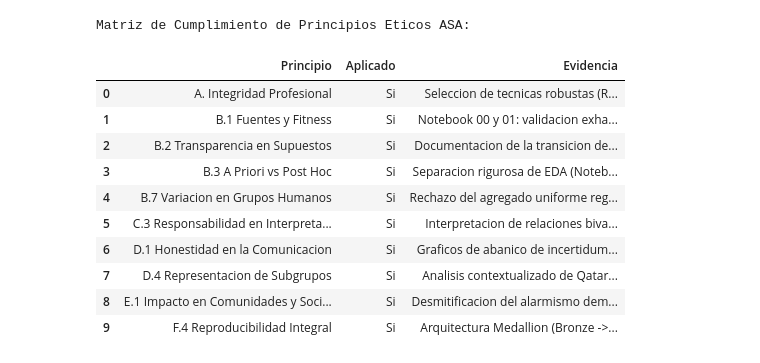
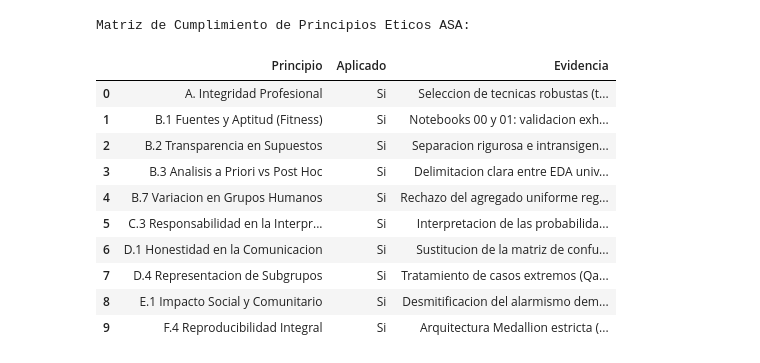
Before and after one commit to kevgonz-jpg/ASA-DataQuest, a Jupyter notebook: notebooks/07_ethics_and_report.ipynb, the cells around one changed output. Drawn from its saved outputs; the diff is of its cells as text; code cells hidden in the pictures.

```diff
--- a/notebooks/07_ethics_and_report.ipynb
+++ b/notebooks/07_ethics_and_report.ipynb
@@ -28,30 +39,80 @@ Evaluacion sistematica de los principios fundamentales de la American Statistica
 # %%
 asa_guidelines = [
-    {'Principio': 'A. Integridad Profesional', 'Requisito': 'Uso de metodos estadisticos apropiados sin sesgo predeterminado', 'Aplicado': 'Si', 'Evidencia': 'Seleccion de tecnicas robustas (RobustScaler, Spearman, DTW, Complete Linkage) fundamentadas en no normalidad.'},
-    {'Principio': 'B.1 Fuentes y Fitness', 'Requisito': 'Evaluacion de la aptitud, cobertura y calidad de los datos', 'Aplicado': 'Si', 'Evidencia': 'Notebook 00 y 01: validacion exhaustiva de schema, rangos fisicos, duplicados y ausencia de nulos en variables clave.'},
-    {'Principio': 'B.2 Transparencia en Supuestos', 'Requisito': 'Explicitar supuestos metodologicos y modelos generativos', 'Aplicado': 'Si', 'Evidencia': 'Documentacion de la transicion de estimaciones empiricas (1950-2023) a proyecciones basadas en supuestos (2024-2100).'},
-    {'Principio': 'B.3 A Priori vs Post Hoc', 'Requisito': 'Distinguir entre analisis exploratorio e hipotesis confirmatorias', 'Aplicado': 'Si', 'Evidencia': 'Separacion rigurosa de EDA (Notebooks 02-04) frente a contrastacion de hipotesis dinamicas y contrafactuales (Notebook 05).'},
-    {'Principio': 'B.7 Variacion en Grupos Humanos', 'Requisito': 'Evitar esencialismos, homogeneizaciones o estereotipos', 'Aplicado': 'Si', 'Evidencia': 'Rechazo del agregado uniforme regional; caracterizacion de la heterogeneidad intrinseca intra-continental.'},
-    {'Principio': 'C.3 Responsabilidad en Interpretacion', 'Requisito': 'No sobredimensionar hallazgos correlacionales como causales', 'Aplicado': 'Si', 'Evidencia': 'Interpretacion de relaciones bivariadas como trayectorias de co-evolucion en el espacio de fase, no causalidad mecanica.'},
-    {'Principio': 'D.1 Honestidad en la Comunicacion', 'Requisito': 'Presentar incertidumbre y limites del alcance predictivo', 'Aplicado': 'Si', 'Evidencia': 'Graficos de abanico de incertidumbre (High vs Low) explicitando un diferencial de 4.7B habitantes hacia 2100.'},
-    {'Principio': 'D.4 Representacion de Subgrupos', 'Requisito': 'Tratamiento responsable de microestados y poblaciones singulares', 'Aplicado': 'Si', 'Evidencia': 'Analisis contextualizado de Qatar, Emiratos Arabes, Holy See y Monaco sin sesgar los agregados globales.'},
-    {'Principio': 'E.1 Impacto en Comunidades y Sociedad', 'Requisito': 'Evitar instrumentalizaciones nocivas de los hallazgos demograficos', 'Aplicado': 'Si', 'Evidencia': 'Desmitificacion del alarmismo demografico ("invierno demografico") y refutacion de narrativas xenofobas.'},
-    {'Principio': 'F.4 Reproducibilidad Integral', 'Requisito': 'Codigo, datos y decisiones auditables de principio a fin', 'Aplicado': 'Si', 'Evidencia': 'Arquitectura Medallion (Bronze -> Silver -> Gold), semillas estandarizadas (SEED=42) y registro formal en decision_log.md.'}
+    {
+        'Principio': 'A. Integridad Profesional',
+        'Requisito': 'Uso de metodos estadisticos apropiados y seleccion objetiva sin sesgo predeterminado.',
+        'Aplicado': 'Si',
+        'Evidencia': 'Seleccion de tecnicas robustas (transformacion logaritmica en IMR/TFR, StandardScaler sobre matriz de correlacion, clustering K=4 justificado por metodo del codo y benchmarking de 5 familias algoritmicas en Notebook 05).'
+    },
+    {
+        'Principio': 'B.1 Fuentes y Aptitud (Fitness)',
+        'Requisito': 'Evaluacion sistematica de aptitud, cobertura, calidad e integridad de los datos.',
+        'Aplicado': 'Si',
+        'Evidencia': 'Notebooks 00 y 01: validacion exhaustiva de schema, rangos fisicos, exclusion de entidades agregadas (LocTypeID == 4), tratamiento de 42 dependencias no soberanas e imputacion controlada del codigo ISO2 de Namibia.'
+    },
+    {
+        'Principio': 'B.2 Transparencia en Supuestos',
+        'Requisito': 'Explicitar supuestos metodologicos, limites y naturaleza generativa de las fuentes.',
+        'Aplicado': 'Si',
+        'Evidencia': 'Separacion rigurosa e intransigente entre estimaciones censales empiricas (<=2023) y proyecciones basadas en modelos de cohortes de la ONU (>=2024) mediante la bandera booleana IsEstimate.'
+    },
+    {
+        'Principio': 'B.3 Analisis a Priori vs Post Hoc',
+        'Requisito': 'Distinguir formalmente entre analisis exploratorio e hipotesis de inferencia predictiva.',
+        'Aplicado': 'Si',
+        'Evidencia': 'Delimitacion clara entre EDA univariado, bivariado y multivariado (02-04) frente a la formulacion del modelo predictivo supervisado de transicion de regimen al 2050 (05).'
+    },
+    {
+        'Principio': 'B.7 Variacion en Grupos Humanos',
+        'Requisito': 'Evitar esencialismos, homogeneizaciones o estereotipos territoriales simplistas.',
+        'Aplicado': 'Si',
+        'Evidencia': 'Rechazo del agregado uniforme regional; caracterizacion de la heterogeneidad intrinseca intra-continental (ej. divergencia entre el Cono Sur y el Caribe, o entre el norte y el cono subsahariano de Africa).'
+    },
+    {
+        'Principio': 'C.3 Responsabilidad en la Interpretacion',
+        'Requisito': 'No sobredimensionar correlaciones como causales ni presentar predicciones como destinos inexorables.',
+        'Aplicado': 'Si',
+        'Evidencia': 'Interpretacion de las probabilidades del modelo supervisado como un mapeo condicional de la inercia demografica hacia 2050 bajo el escenario medio de la ONU, reconociendo margenes de accion de politica publica.'
+    },
+    {
+        'Principio': 'D.1 Honestidad en la Comunicacion',
+        'Requisito': 'Reportar honestamente la incertidumbre, tasas de error y rendimiento fuera de muestra.',
+        'Aplicado': 'Si',
+        'Evidencia': 'Sustitucion de la matriz de confusion in-sample (artificialmente perfecta) por la evaluacion honesta out-of-fold con cross_val_predict en Notebook 05, transparentando el 58.1% de recall en Dinamica Migratoria.'
+    },
+    {
+        'Principio': 'D.4 Representacion de Subgrupos',
+        'Requisito': 'Tratamiento responsable de microestados, atipicos historicos y poblaciones singulares.',
+        'Aplicado': 'Si',
+        'Evidencia': 'Tratamiento de casos extremos (Qatar, Emiratos Arabes, Santa Sede, Monaco) mediante Winsorizacion lineal P2.5 - P97.5 en el ICD, preservando distancias cardinales sin permitir distorsiones de escala.'
+    },
+    {
+        'Principio': 'E.1 Impacto Social y Comunitario',
+        'Requisito': 'Prevenir la instrumentalizacion nociva o estigmatizante de los hallazgos estadisticos.',
+        'Aplicado': 'Si',
+        'Evidencia': 'Desmitificacion del alarmismo demografico ("invierno demografico") y rechazo explicito al etiquetado fatalista de naciones clasificadas en riesgo de estancamiento pre-transicional.'
+    },
+    {
+        'Principio': 'F.4 Reproducibilidad Integral',
+        'Requisito': 'Codigo, datos y decisiones auditables y reproducibles de principio a fin.',
+        'Aplicado': 'Si',
+        'Evidencia': 'Arquitectura Medallion estricta (Bronze -> Silver -> Gold), fijacion de semillas aleatorias (SEED=42), scripts modulares en src/ y registro formal de 13 decisiones metodologicas en decision_log.md.'
+    }
 ]
 
 df_asa = pd.DataFrame(asa_guidelines)
 print('Matriz de Cumplimiento de Principios Eticos ASA:')
 display(df_asa[['Principio', 'Aplicado', 'Evidencia']])
 # %% [output]
 Matriz de Cumplimiento de Principios Eticos ASA:
 |  | Principio | Aplicado | Evidencia |
-| 0 | A. Integridad Profesional | Si | Seleccion de tecnicas robustas (R... |
-| 1 | B.1 Fuentes y Fitness | Si | Notebook 00 y 01: validacion exha... |
-| 2 | B.2 Transparencia en Supuestos | Si | Documentacion de la transicion de... |
-| 3 | B.3 A Priori vs Post Hoc | Si | Separacion rigurosa de EDA (Noteb... |
+| 0 | A. Integridad Profesional | Si | Seleccion de tecnicas robustas (t... |
+| 1 | B.1 Fuentes y Aptitud (Fitness) | Si | Notebooks 00 y 01: validacion exh... |
+| 2 | B.2 Transparencia en Supuestos | Si | Separacion rigurosa e intransigen... |
+| 3 | B.3 Analisis a Priori vs Post Hoc | Si | Delimitacion clara entre EDA univ... |
 | 4 | B.7 Variacion en Grupos Humanos | Si | Rechazo del agregado uniforme reg... |
-| 5 | C.3 Responsabilidad en Interpreta... | Si | Interpretacion de relaciones biva... |
-| 6 | D.1 Honestidad en la Comunicacion | Si | Graficos de abanico de incertidum... |
-| 7 | D.4 Representacion de Subgrupos | Si | Analisis contextualizado de Qatar... |
-| 8 | E.1 Impacto en Comunidades y Soci... | Si | Desmitificacion del alarmismo dem... |
-| 9 | F.4 Reproducibilidad Integral | Si | Arquitectura Medallion (Bronze ->... |
+| 5 | C.3 Responsabilidad en la Interpr... | Si | Interpretacion de las probabilida... |
+| 6 | D.1 Honestidad en la Comunicacion | Si | Sustitucion de la matriz de confu... |
+| 7 | D.4 Representacion de Subgrupos | Si | Tratamiento de casos extremos (Qa... |
+| 8 | E.1 Impacto Social y Comunitario | Si | Desmitificacion del alarmismo dem... |
+| 9 | F.4 Reproducibilidad Integral | Si | Arquitectura Medallion estricta (... |
```
Also changed, not shown: parts of 22 cells of this notebook, 4 other files.
